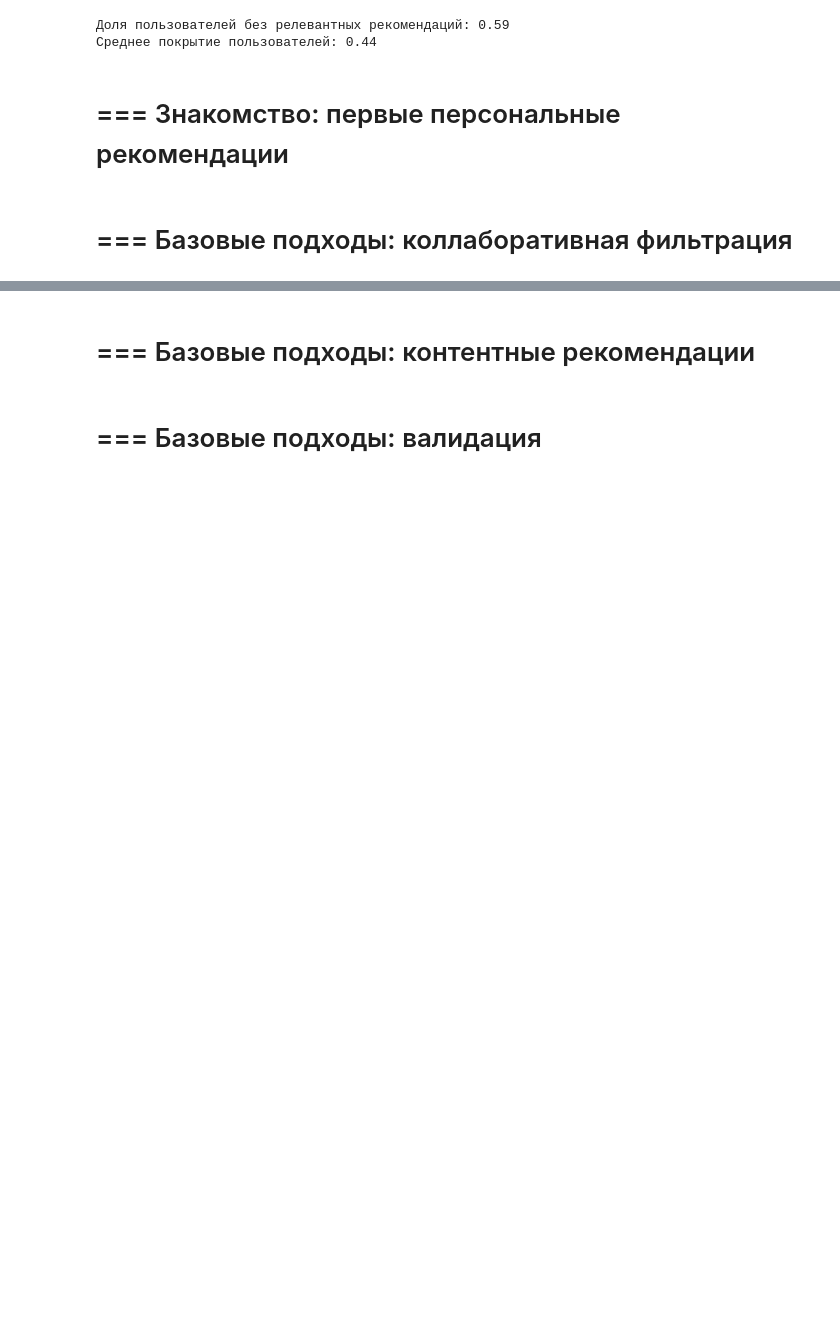
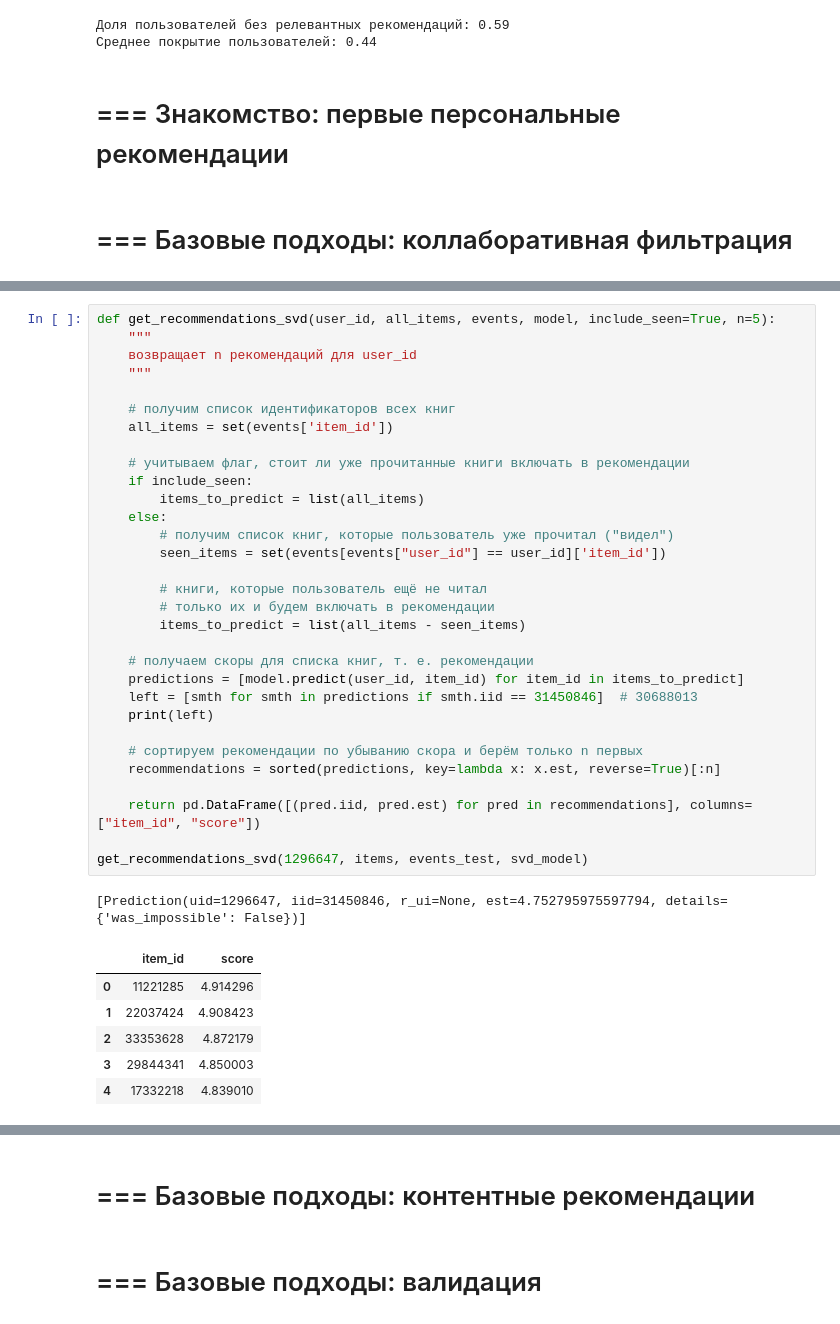
Before and after one commit to GDreyV/mle-recsys-start, a Jupyter notebook: main_offline.ipynb, the cells around one changed output, grey strips where cells are left out. Drawn from its saved outputs; the diff is of its cells as text; blank space fills up the shorter version.

```diff
--- a/main_offline.ipynb
+++ b/main_offline.ipynb
@@ -128,0 +185,39 @@ print(f"Среднее покрытие пользователей: {cold_users_
+# %%
+def get_recommendations_svd(user_id, all_items, events, model, include_seen=True, n=5):
+    """
+    возвращает n рекомендаций для user_id
+    """
+
+    # получим список идентификаторов всех книг
+    all_items = set(events['item_id'])
+
+    # учитываем флаг, стоит ли уже прочитанные книги включать в рекомендации
+    if include_seen:
+        items_to_predict = list(all_items)
+    else:
+        # получим список книг, которые пользователь уже прочитал ("видел")
+        seen_items = set(events[events["user_id"] == user_id]['item_id'])
+
+        # книги, которые пользователь ещё не читал
+        # только их и будем включать в рекомендации
+        items_to_predict = list(all_items - seen_items)
+
+    # получаем скоры для списка книг, т. е. рекомендации
+    predictions = [model.predict(user_id, item_id) for item_id in items_to_predict]
+    left = [smth for smth in predictions if smth.iid == 31450846]  # 30688013
+    print(left)
+
+    # сортируем рекомендации по убыванию скора и берём только n первых
+    recommendations = sorted(predictions, key=lambda x: x.est, reverse=True)[:n]
+
+    return pd.DataFrame([(pred.iid, pred.est) for pred in recommendations], columns=["item_id", "score"])
+
+get_recommendations_svd(1296647, items, events_test, svd_model)
+# %% [output]
+[Prediction(uid=1296647, iid=31450846, r_ui=None, est=4.752795975597794, details={'was_impossible': False})]
+|  | item_id | score |
+| 0 | 11221285 | 4.914296 |
+| 1 | 22037424 | 4.908423 |
+| 2 | 33353628 | 4.872179 |
+| 3 | 29844341 | 4.850003 |
+| 4 | 17332218 | 4.839010 |
```
Also changed, not shown: parts of 10 cells of this notebook, 2 other files.
